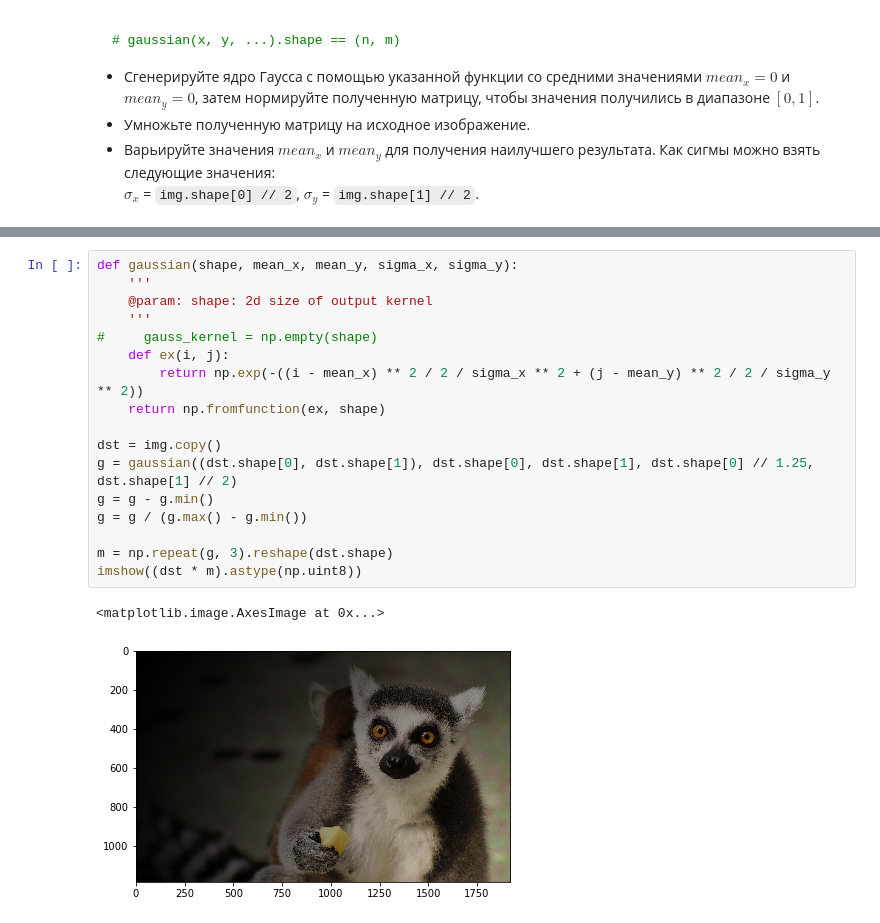
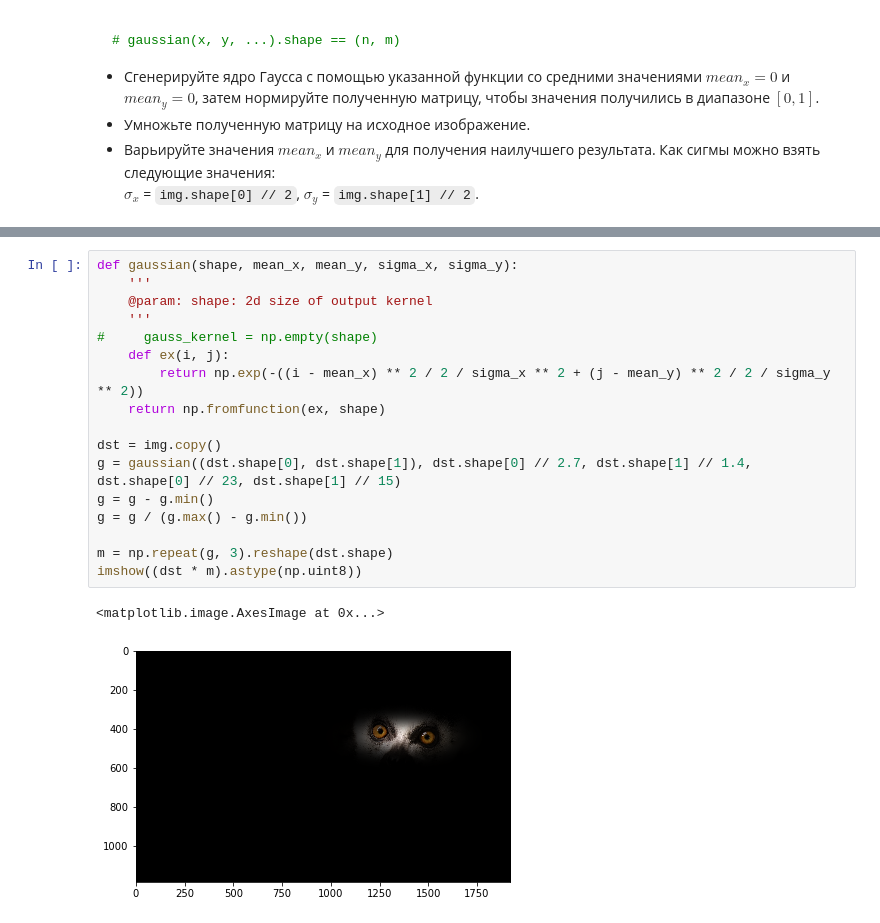
Before and after one commit to albert-valiullin/Seminars, a Jupyter notebook: Seminar 2/Seminar 2 Homework.ipynb, the cells around one changed output, grey strips where cells are left out. Cells and saved outputs as stored; diff of their text form.

```diff
--- a/Seminar 2/Seminar 2 Homework.ipynb
+++ b/Seminar 2/Seminar 2 Homework.ipynb
@@ -189,20 +189,20 @@ $\sigma_x$ = `img.shape[0] // 2`, $\sigma_y$ = `img.shape[1] // 2`.
 # %%
 def gaussian(shape, mean_x, mean_y, sigma_x, sigma_y):
     '''
     @param: shape: 2d size of output kernel
     '''
 #     gauss_kernel = np.empty(shape)
     def ex(i, j):
         return np.exp(-((i - mean_x) ** 2 / 2 / sigma_x ** 2 + (j - mean_y) ** 2 / 2 / sigma_y ** 2))
     return np.fromfunction(ex, shape)
 
 dst = img.copy()
-g = gaussian((dst.shape[0], dst.shape[1]), dst.shape[0], dst.shape[1], dst.shape[0] // 1.25, dst.shape[1] // 2)
+g = gaussian((dst.shape[0], dst.shape[1]), dst.shape[0] // 2.7, dst.shape[1] // 1.4, dst.shape[0] // 23, dst.shape[1] // 15)
 g = g - g.min()
 g = g / (g.max() - g.min())
 
 m = np.repeat(g, 3).reshape(dst.shape)
 imshow((dst * m).astype(np.uint8))
 # %% [output]
 <matplotlib.image.AxesImage at 0x...>
-[figure, old version]
+[figure, new version]
```
Also changed, not shown: parts of 1 cell of this notebook.
